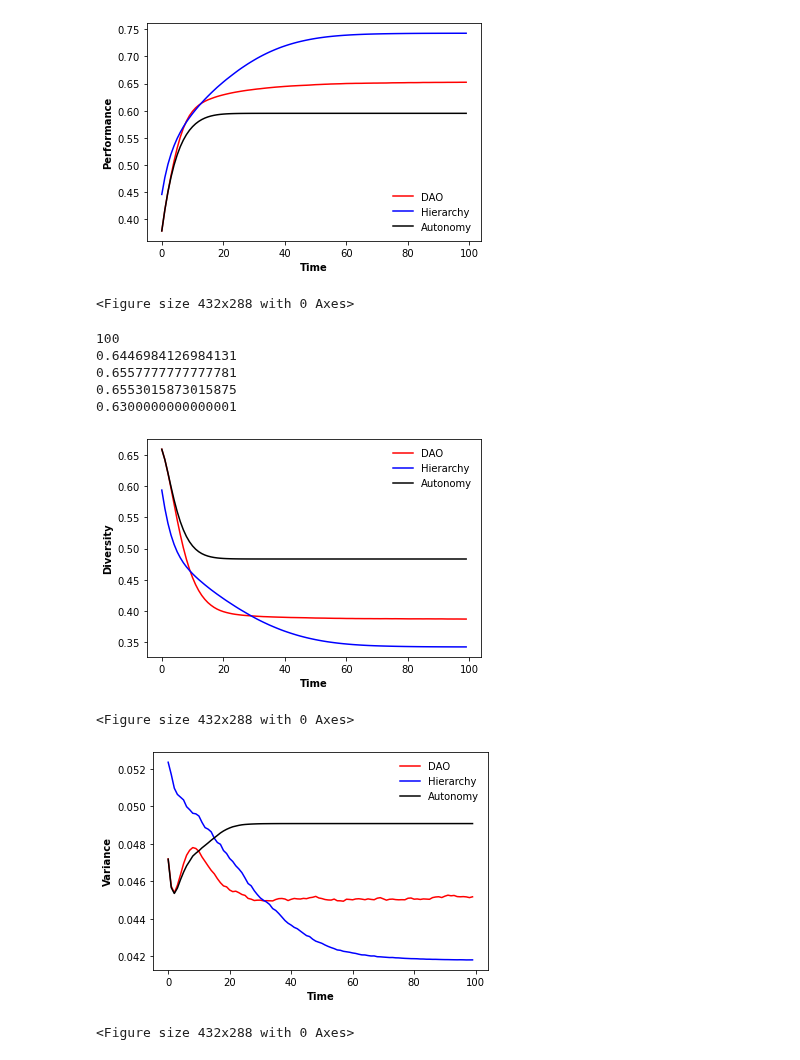
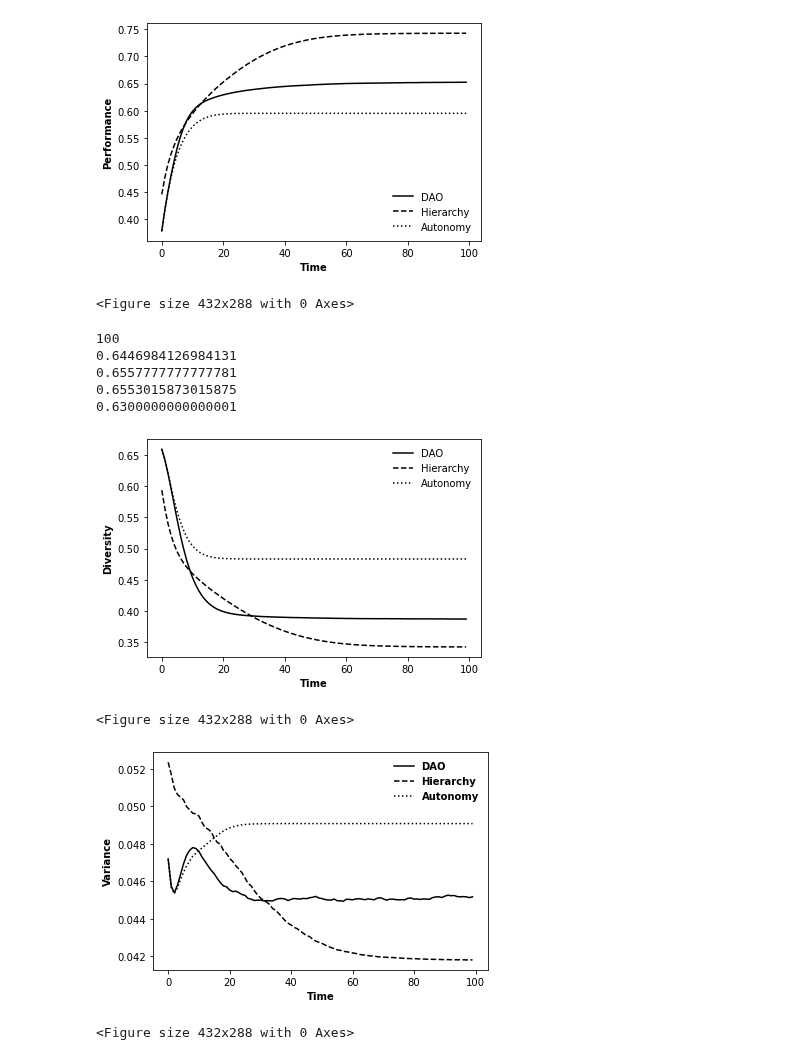
Before and after one commit to GrandJune/DAOs, a Jupyter notebook: V3/DHA/Evaluator.ipynb, the cells around one changed output. Cells and saved outputs as stored; diff of their text form; code cells hidden in the pictures.

```diff
--- a/V3/DHA/Evaluator.ipynb
+++ b/V3/DHA/Evaluator.ipynb
@@ -59,20 +59,20 @@ with open(autonomy_original_performance_file, 'rb') as infile:
 # Performance
 x = range(len(dao_performance))
 # print(hierarchy_performance)
-plt.plot(range(len(dao_performance)), dao_performance, "r-", label="DAO")
+plt.plot(range(len(dao_performance)), dao_performance, "k-", label="DAO")
 # plt.plot(range(len(dao_performance)), consensus_performance, "r--", label="Consensus")
-plt.plot(range(len(hierarchy_performance)), hierarchy_performance, "b-", label="Hierarchy")
+plt.plot(range(len(hierarchy_performance)), hierarchy_performance, "k--", label="Hierarchy")
 # plt.plot(range(len(hierarchy_performance)), superior_performance, "b--", label="Superior")
-plt.plot(range(len(autonomy_performance)), autonomy_performance, "k-", label="Autonomy")
+plt.plot(range(len(autonomy_performance)), autonomy_performance, "k:", label="Autonomy")
 plt.xlabel('Time', fontweight='bold', fontsize=10)
 plt.ylabel('Performance', fontweight='bold', fontsize=10)
 # plt.xticks(x)
 plt.legend(frameon=False, ncol=1, fontsize=10)
-plt.savefig(data_folder + r"\DHA_performance.png", transparent=False, dpi=200)
+plt.savefig(data_folder + r"\DHA_performance.png", transparent=True, dpi=200)
 plt.show()
 plt.clf()
 # %% [output]
-[figure, old version]
+[figure, new version]
 <Figure size 432x288 with 0 Axes>
 # %%
 print(len(dao_original_performance[0]))
@@ -89,32 +89,36 @@ print(dao_original_performance[10][-1])
 # %%
 # Diversity
 x = range(len(dao_performance))
-plt.plot(range(len(dao_diversity)), dao_diversity, "r-", label="DAO")
-plt.plot(range(len(hierarchy_diversity)), hierarchy_diversity, "b-", label="Hierarchy")
-plt.plot(range(len(autonomy_diversity)), autonomy_diversity, "k-", label="Autonomy")
+plt.plot(range(len(dao_diversity)), dao_diversity, "k-", label="DAO")
+plt.plot(range(len(hierarchy_diversity)), hierarchy_diversity, "k--", label="Hierarchy")
+plt.plot(range(len(autonomy_diversity)), autonomy_diversity, "k:", label="Autonomy")
 plt.xlabel('Time', fontweight='bold', fontsize=10)
 plt.ylabel('Diversity', fontweight='bold', fontsize=10)
 # plt.xticks(x)
 plt.legend(frameon=False, ncol=1, fontsize=10)
-plt.savefig(data_folder + r"\DHA_diversity.png", transparent=False, dpi=200)
+plt.savefig(data_folder + r"\DHA_diversity.png", transparent=True, dpi=200)
 plt.show()
 plt.clf()
 # %% [output]
-[figure, old version]
+[figure, new version]
 <Figure size 432x288 with 0 Axes>
 # %%
 # Variance
 x = range(len(dao_performance))
-plt.plot(x, dao_variance, "r-", label="DAO")
-plt.plot(x, hierarchy_variance, "b-", label="Hierarchy")
-plt.plot(x, autonomy_variance, "k-", label="Autonomy")
+legend_properties = {'weight':'bold'}
+fig, ax = plt.subplots()
+ax.plot(x, dao_variance, "k-", label="DAO")
+ax.plot(x, hierarchy_variance, "k--", label="Hierarchy")
+ax.plot(x, autonomy_variance, "k:", label="Autonomy")
 plt.xlabel('Time', fontweight='bold', fontsize=10)
 plt.ylabel('Variance', fontweight='bold', fontsize=10)
 # plt.xticks(x)
-plt.legend(frameon=False, ncol=1, fontsize=10)
-plt.savefig(data_folder + r"\DHA_variance.png", transparent=False, dpi=200)
+# for ln in ax.lines:
+#     ln.set_linewidth(2)
+ax.legend(frameon=False, ncol=1, fontsize=10, prop=legend_properties)
+plt.savefig(data_folder + r"\DHA_variance.png", transparent=True, dpi=200)
 plt.show()
 plt.clf()
 # %% [output]
-[figure, old version]
+[figure, new version]
 <Figure size 432x288 with 0 Axes>
```
Also changed, not shown: parts of 1 cell of this notebook, 2 other files.
